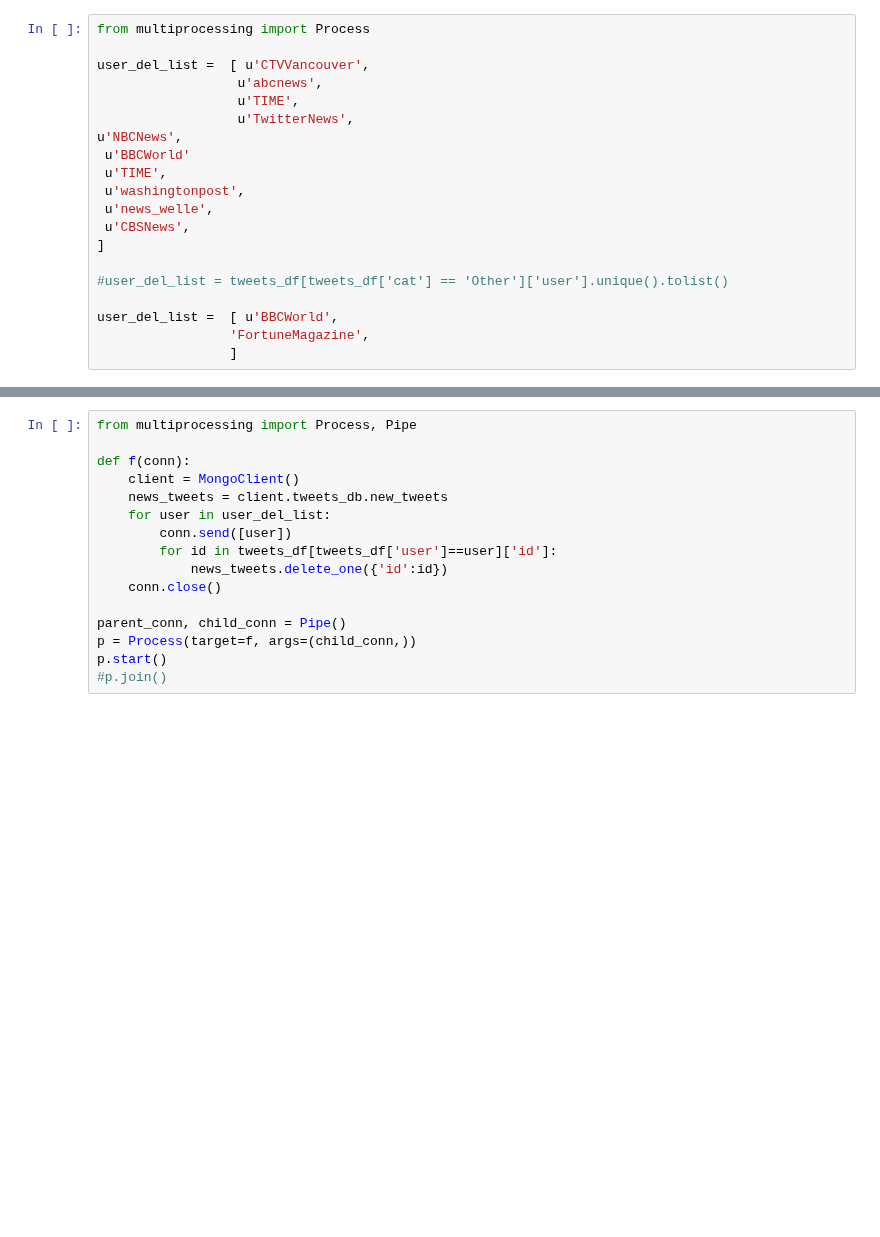
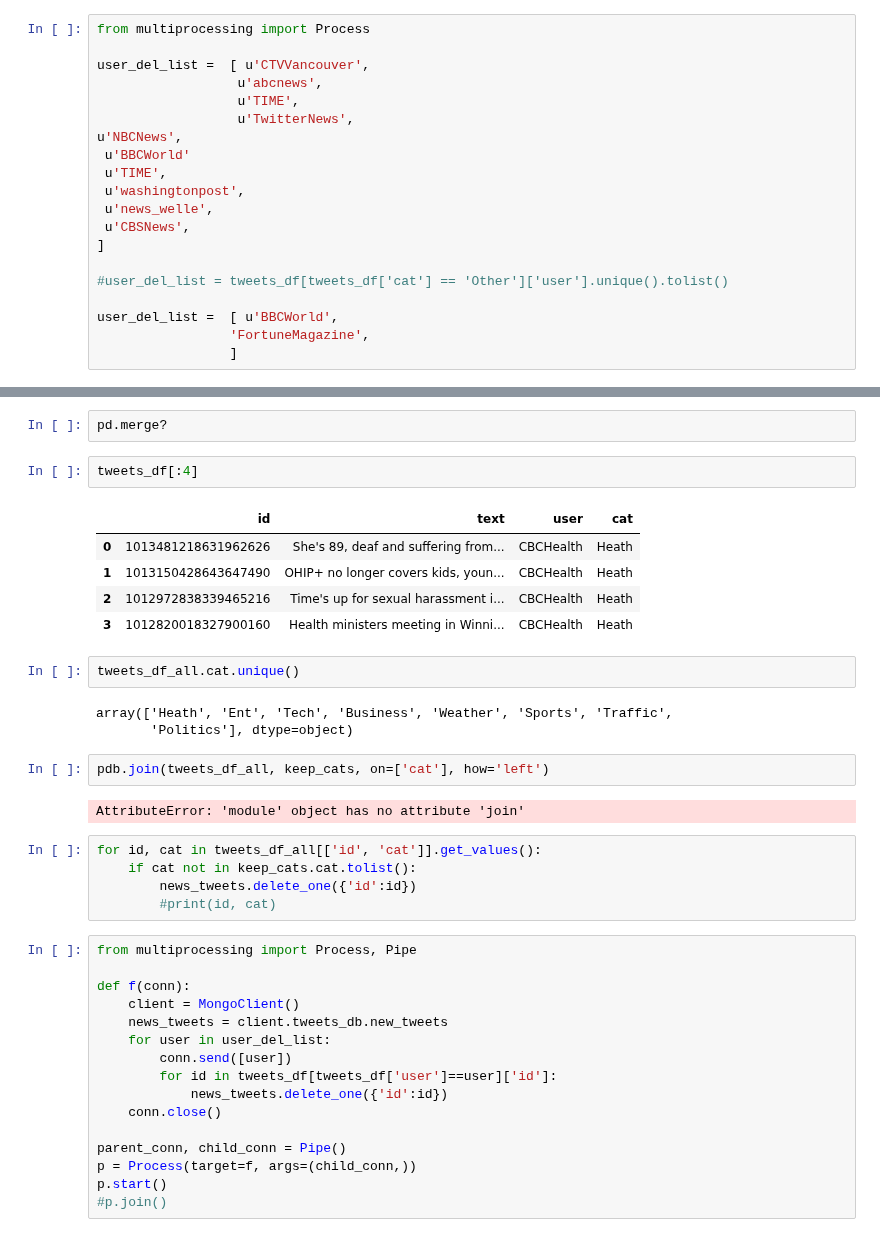
Before and after one commit to amirnasri/Data-Science, a Jupyter notebook: Twitter/tweet_classification.ipynb, the cells around one changed output, grey strips where cells are left out. Drawn from its saved outputs; the diff is of its cells as text; blank space fills up the shorter version.

```diff
--- a/Twitter/tweet_classification.ipynb
+++ b/Twitter/tweet_classification.ipynb
@@ -218,3 +218,27 @@ user_del_list =  [ u'BBCWorld',
+# %%
+pd.merge?
+# %%
+tweets_df[:4]
+# %% [output]
+|  | id | text | user | cat |
+| 0 | 1013481218631962626 | She's 89, deaf and suffering from... | CBCHealth | Heath |
+| 1 | 1013150428643647490 | OHIP+ no longer covers kids, youn... | CBCHealth | Heath |
+| 2 | 1012972838339465216 | Time's up for sexual harassment i... | CBCHealth | Heath |
+| 3 | 1012820018327900160 | Health ministers meeting in Winni... | CBCHealth | Heath |
+# %%
+tweets_df_all.cat.unique()
+# %% [output]
+array(['Heath', 'Ent', 'Tech', 'Business', 'Weather', 'Sports', 'Traffic',
+       'Politics'], dtype=object)
+# %%
+pdb.join(tweets_df_all, keep_cats, on=['cat'], how='left')
+# %% [output]
+AttributeError: 'module' object has no attribute 'join'
+# %%
+for id, cat in tweets_df_all[['id', 'cat']].get_values():
+    if cat not in keep_cats.cat.tolist():
+        news_tweets.delete_one({'id':id})
+        #print(id, cat)
 # %%
 from multiprocessing import Process, Pipe
 
```
Also changed, not shown: parts of 15 cells of this notebook, 2 other files.
